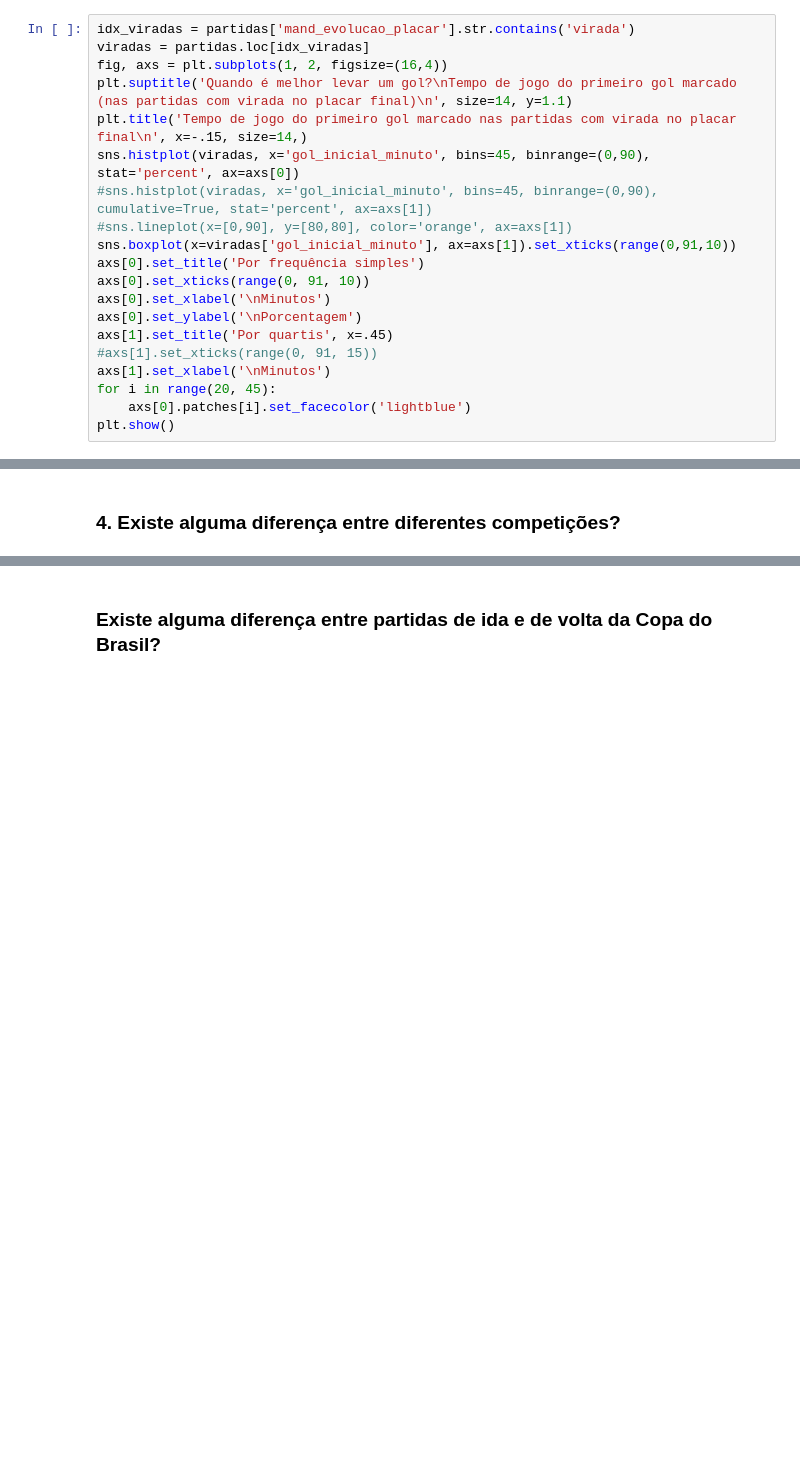
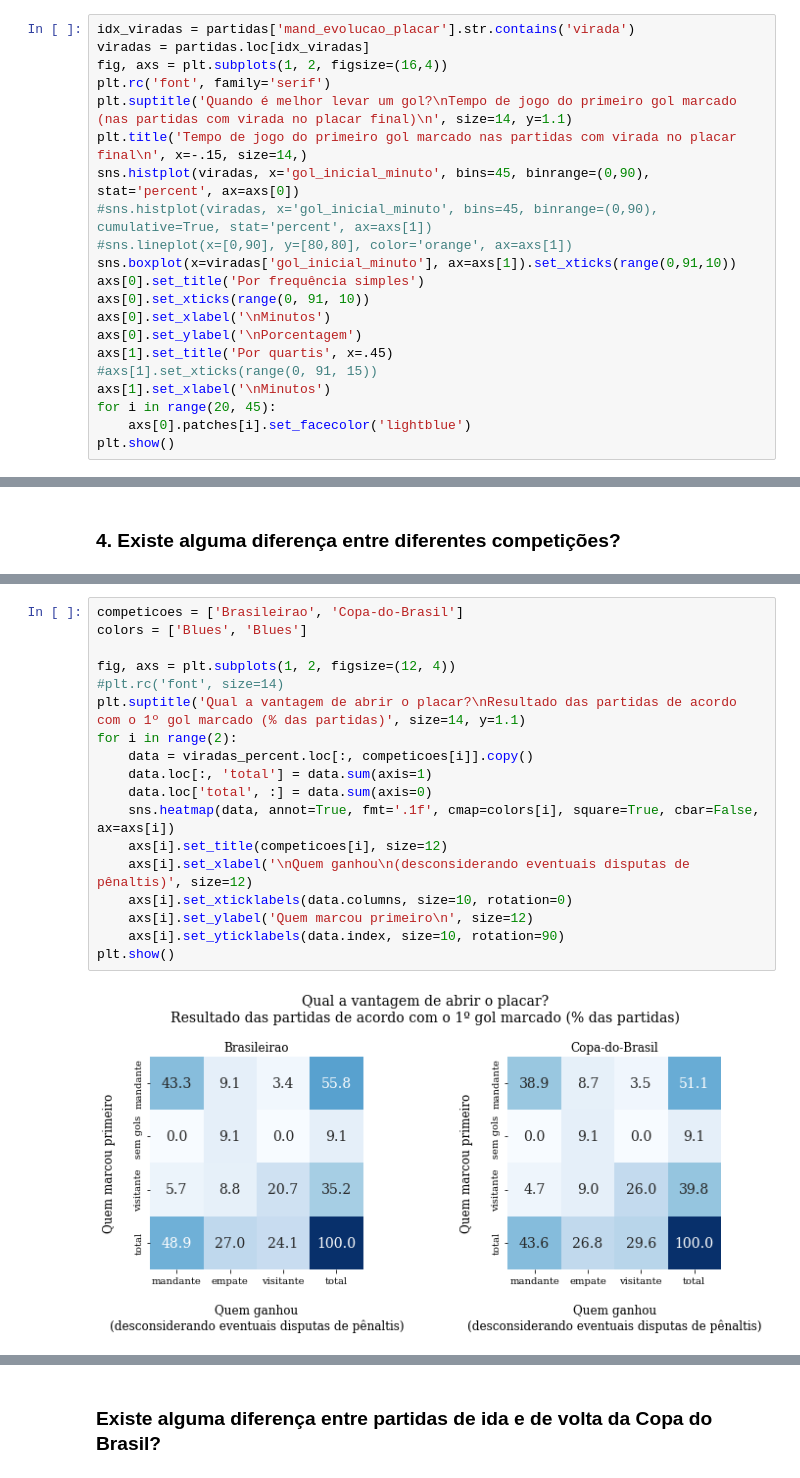
Before and after one commit to renefb/futebol-br, a Jupyter notebook: 3-analise.ipynb, the cells around one changed output, grey strips where cells are left out. Saved outputs shown, nothing was run; the diff lists cells and outputs as text; blank space fills up the shorter version.

```diff
--- a/3-analise.ipynb
+++ b/3-analise.ipynb
@@ -302,6 +337,7 @@ partidas.sample(5)
 idx_viradas = partidas['mand_evolucao_placar'].str.contains('virada')
 viradas = partidas.loc[idx_viradas]
 fig, axs = plt.subplots(1, 2, figsize=(16,4))
+plt.rc('font', family='serif')
 plt.suptitle('Quando é melhor levar um gol?\nTempo de jogo do primeiro gol marcado (nas partidas com virada no placar final)\n', size=14, y=1.1)
 plt.title('Tempo de jogo do primeiro gol marcado nas partidas com virada no placar final\n', x=-.15, size=14,)
 sns.histplot(viradas, x='gol_inicial_minuto', bins=45, binrange=(0,90), stat='percent', ax=axs[0])
@@ -367,0 +395,20 @@ partidas
+# %%
+competicoes = ['Brasileirao', 'Copa-do-Brasil']
+colors = ['Blues', 'Blues']
+
+fig, axs = plt.subplots(1, 2, figsize=(12, 4))
+#plt.rc('font', size=14)
+plt.suptitle('Qual a vantagem de abrir o placar?\nResultado das partidas de acordo com o 1º gol marcado (% das partidas)', size=14, y=1.1)
+for i in range(2):
+    data = viradas_percent.loc[:, competicoes[i]].copy()
+    data.loc[:, 'total'] = data.sum(axis=1)
+    data.loc['total', :] = data.sum(axis=0)
+    sns.heatmap(data, annot=True, fmt='.1f', cmap=colors[i], square=True, cbar=False, ax=axs[i])
+    axs[i].set_title(competicoes[i], size=12)
+    axs[i].set_xlabel('\nQuem ganhou\n(desconsiderando eventuais disputas de pênaltis)', size=12)
+    axs[i].set_xticklabels(data.columns, size=10, rotation=0)
+    axs[i].set_ylabel('Quem marcou primeiro\n', size=12)
+    axs[i].set_yticklabels(data.index, size=10, rotation=90)
+plt.show()
+# %% [output]
+[figure, new version]
```
Also changed, not shown: parts of 14 cells of this notebook, 1 other file.
